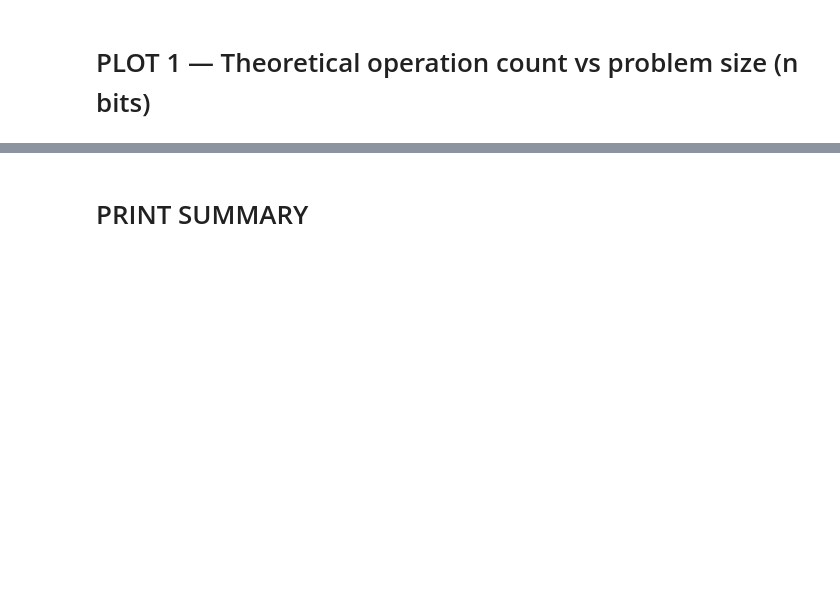
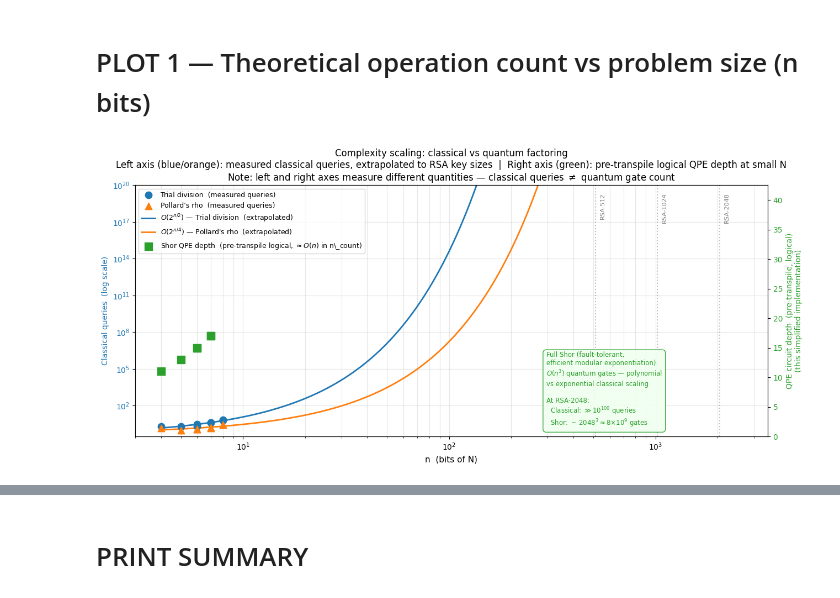
Before and after one commit to peri21/CC-QC-Comparison, a Jupyter notebook: cryptography/factoring/real_shor_comparison.ipynb, the cells around one changed output, grey strips where cells are left out. Cells and saved outputs as stored; diff of their text form; code cells hidden in the pictures; blank space fills up the shorter version.

```diff
--- a/cryptography/factoring/real_shor_comparison.ipynb
+++ b/cryptography/factoring/real_shor_comparison.ipynb
@@ -358,18 +327,19 @@ N=221  (bits=8)  a=2  n_count=16
 # %%
-# Success-rate sweep (for Plot 3)
+# Success-rate sweep (for Plot 2)
 #
 # Key optimisation: pow(a, 2^j, N) cycles through only a few unique values.
 # For N=33, a=2 the distinct values are {2, 4, 16, 25, 31} — just 5 matrices,
 # no matter how large n_count is.  The original code re-transpiled n_count
-# controlled-unitaries per circuit (4+5+…+16 = 130 decompositions total).
+# controlled-unitaries per circuit (4+5+…+14 = 99 decompositions total).
 # Here we decompose each unique unitary exactly once, store it as a gate whose
 # definition is already in basis-gate form, then assemble each QPE circuit from
 # those cached gates.  transpile() on the assembled circuit is essentially free
 # because no UnitaryGate objects remain to synthesise.
 #
-# Estimated speedup on transpilation: 130 / 5 ≈ 26×.
+# SWEEP_SHOTS (500) is used instead of SHOTS (2000): the simulator is noiseless,
+# so peaks are perfectly sharp and 500 shots is more than enough to resolve them.
 
-print(f"\nSuccess-rate sweep: N={SUCCESS_N}, a={SUCCESS_A}, {SUCCESS_TRIALS} trials each")
+print(f"\nSuccess-rate sweep: N={SUCCESS_N}, a={SUCCESS_A}, {SUCCESS_TRIALS} trials each, {SWEEP_SHOTS} shots each")
 
 n_target_sweep = SUCCESS_N.bit_length()
 max_nc         = max(SUCCESS_N_COUNTS)
@@ -413,7 +383,7 @@ for nc in SUCCESS_N_COUNTS:
 
     hits = 0
     for _ in range(SUCCESS_TRIALS):
-        counts     = _backend_sweep.run(qc_t, shots=SHOTS).result().get_counts()
+        counts     = _backend_sweep.run(qc_t, shots=SWEEP_SHOTS).result().get_counts()
         candidates = extract_period_candidates(counts, nc, SUCCESS_N)
         for r in candidates:
             if r % 2 != 0:
@@ -431,50 +401,85 @@ for nc in SUCCESS_N_COUNTS:
 # %%
 n_bits_arr = np.array(results['n_bits'], dtype=float)
 trial_q    = np.array(results['trial_queries'])
 pollard_q  = np.array(results['pollard_queries'])
 
-n_ext = np.arange(4, 2049, dtype=float)
+# Only cases where Shor simulation ran (not skipped)
+shor_idx       = [i for i, d in enumerate(results['shor_depth']) if d is not None]
+shor_nbits     = np.array([results['n_bits'][i]    for i in shor_idx], dtype=float)
+shor_depth_arr = np.array([results['shor_depth'][i] for i in shor_idx], dtype=float)
 
-# Fit normalization constants from measured data (log-linear regression)
+# Log-spaced x range for smooth extrapolation curves
+n_ext = np.logspace(np.log10(4), np.log10(2048), 500)
+
+# Fit classical complexity constants by log-linear regression
 C_trial   = np.exp(np.mean(np.log(trial_q)   - (n_bits_arr / 2) * np.log(2)))
 C_pollard = np.exp(np.mean(np.log(pollard_q) - (n_bits_arr / 4) * np.log(2)))
 
 th_trial_ext   = C_trial   * 2 ** (n_ext / 2)
 th_pollard_ext = C_pollard * 2 ** (n_ext / 4)
 
-# Shor O(n^3): constant chosen so the crossover with Pollard falls near n≈40 bits,
-# consistent with estimates for practical (gate-level) Shor implementations.
-n_cross     = 40
-C_shor      = C_pollard * 2 ** (n_cross / 4) / n_cross ** 3
-th_shor_ext = C_shor * n_ext ** 3
+fig, ax1 = plt.subplots(figsize=(13, 6))
 
-fig, ax = plt.subplots(figsize=(13, 6))
+# Left axis — classical queries (measured + exponential extrapolation)
+ax1.scatter(n_bits_arr, trial_q,   marker='o', color='tab:blue',   s=80, zorder=5,
+            label=r'Trial division  (measured queries)')
+ax1.scatter(n_bits_arr, pollard_q, marker='^', color='tab:orange', s=80, zorder=5,
+            label=r"Pollard's rho  (measured queries)")
+ax1.plot(n_ext, th_trial_ext,   color='tab:blue',   lw=2,
+         label=r'$O(2^{n/2})$ — Trial division  (extrapolated)')
+ax1.plot(n_ext, th_pollard_ext, color='tab:orange', lw=2,
+         label=r"$O(2^{n/4})$ — Pollard's rho  (extrapolated)")
 
-ax.scatter(n_bits_arr, trial_q,   marker='o', color='tab:blue',   s=70, zorder=5,
-           label='Trial division  (measured queries)')
-ax.scatter(n_bits_arr, pollard_q, marker='^', color='tab:orange', s=70, zorder=5,
-           label="Pollard's rho  (measured queries)")
+ax1.set_xscale('log')
+ax1.set_yscale('log')
+ax1.set_xlabel('n  (bits of N)', fontsize=11)
+ax1.set_ylabel('Classical queries  (log scale)', color='tab:blue', fontsize=10)
+ax1.tick_params(axis='y', labelcolor='tab:blue')
+ax1.set_xlim(3, 3500)
+ax1.set_ylim(0.3, 1e20)   # clips exponential curves off the top — intentional
 
-ax.plot(n_ext, th_trial_ext,   color='tab:blue',   lw=2,   label='O(2^{n/2})  — Trial division  (exponential)')
-ax.plot(n_ext, th_pollard_ext, color='tab:orange', lw=2,   label="O(2^{n/4})  — Pollard's rho  (exponential)")
-ax.plot(n_ext, th_shor_ext,    color='tab:green',  lw=2.5, label="O(n³)  — Shor's algorithm  (polynomial, theoretical)")
+# Right axis — pre-transpile logical depth (qc.depth() before transpile; IQFT counted as 1 instruction)
+ax2 = ax1.twinx()
+ax2.scatter(shor_nbits, shor_depth_arr, marker='s', color='tab:green', s=100, zorder=5,
+            label=r'Shor QPE depth  (pre-transpile logical, $\approx O(n)$ in n\_count)')
+ax2.set_ylabel('QPE circuit depth  (pre-transpile, logical)\n(this simplified implementation)',
+               color='tab:green', fontsize=10)
+ax2.tick_params(axis='y', labelcolor='tab:green')
+ax2.set_ylim(0, max(shor_depth_arr) * 2.5)
 
+# RSA reference lines
 for nbits, lbl in [(512, 'RSA-512'), (1024, 'RSA-1024'), (2048, 'RSA-2048')]:
-    ax.axvline(nbits, color='gray', linestyle=':', alpha=0.5)
-    ax.text(nbits + 15, 0.94, lbl, color='gray', fontsize=8, rotation=90,
-            va='top', transform=ax.get_xaxis_transform())
+    ax1.axvline(nbits, color='gray', linestyle=':', alpha=0.5)
+    ax1.text(nbits * 1.05, 0.97, lbl, color='gray', fontsize=8, rotation=90,
+             va='top', transform=ax1.get_xaxis_transform())
 
-ax.set_xlabel('n  (bits of N)')
-ax.set_ylabel('Elementary operations  (log scale)')
-ax.set_title(
+# Annotation in lower-right: both classical curves exit the top of the chart before
+# n≈270 bits, so the area to the right of that is empty — safe for the text box.
+# Shor's theoretical advantage is noted here rather than plotted, since classical
+# queries and quantum gate counts are incommensurable units.
+ax1.text(0.65, 0.03,
+         "Full Shor (fault-tolerant,\nefficient modular exponentiation):\n"
+         r"$O(n^3)$ quantum gates — polynomial" + "\nvs exponential classical scaling\n\n"
+         "At RSA-2048:\n"
+         r"  Classical: $\gg 10^{100}$ queries" + "\n"
+         r"  Shor: ${\sim}\,2048^3 \approx 8{\times}10^9$ gates",
+         transform=ax1.transAxes, fontsize=8.5, color='tab:green', va='bottom', ha='left',
+         bbox=dict(boxstyle='round,pad=0.5', facecolor='honeydew',
+                   edgecolor='tab:green', alpha=0.92))
+
+lines1, lbl1 = ax1.get_legend_handles_labels()
+lines2, lbl2 = ax2.get_legend_handles_labels()
+ax1.legend(lines1 + lines2, lbl1 + lbl2, fontsize=9, loc='upper left')
+
+ax1.set_title(
     'Complexity scaling: classical vs quantum factoring\n'
-    'Measured classical queries (dots) + theoretical extrapolation to RSA key sizes\n'
-    "Shor O(n³) is theoretical — crossover with Pollard around n ≈ 40 bits"
+    'Left axis (blue/orange): measured classical queries, extrapolated to RSA key sizes  |  '
+    'Right axis (green): pre-transpile logical QPE depth at small N\n'
+    r'Note: left and right axes measure different quantities — classical queries $\neq$ quantum gate count'
 )
-ax.set_yscale('log')
-ax.set_xlim(4, 2100)
-ax.legend(fontsize=9, loc='upper left')
-ax.grid(True, which='both', alpha=0.3)
+ax1.grid(True, which='both', alpha=0.3)
 plt.tight_layout()
 plt.show()
+# %% [output]
+[figure, added]
 # %% [markdown]
```
Also changed, not shown: parts of 10 cells of this notebook.
